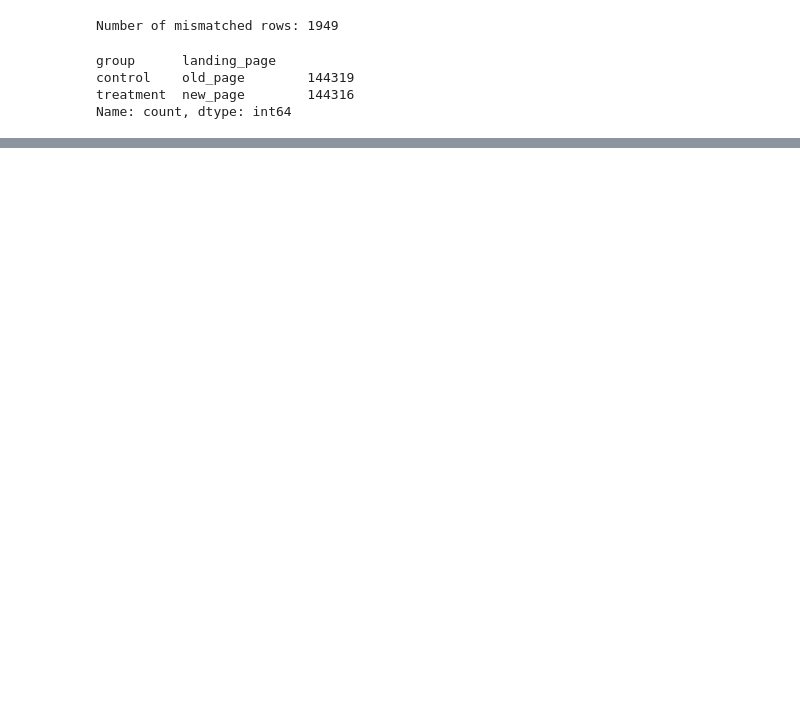
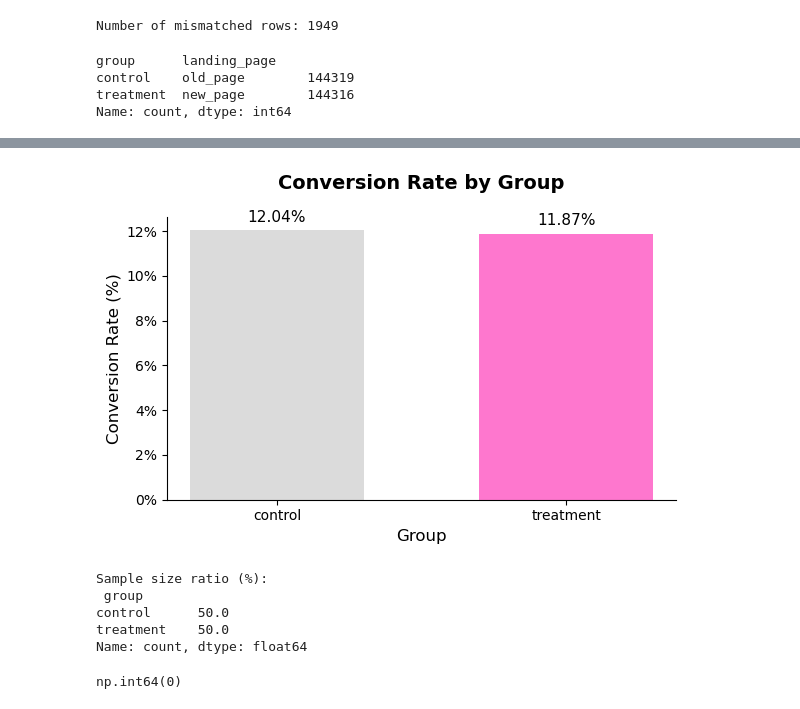
Before and after one commit to SuslovAnton/bank-landing-ab-test, a Jupyter notebook: notebooks/1_load_and_overview.ipynb, the cells around one changed output, grey strips where cells are left out. Drawn from its saved outputs; the diff is of its cells as text; code cells hidden in the pictures; blank space fills up the shorter version.

```diff
--- a/notebooks/1_load_and_overview.ipynb
+++ b/notebooks/1_load_and_overview.ipynb
@@ -94,0 +102,16 @@ Name: count, dtype: int64
+# %%
+# group sizes
+group_counts = df['group'].value_counts()
+print("Group sizes:\n", group_counts, "\n")
+
+# conversion rate by group
+conversion_rates = df.groupby('group')['converted'].mean() * 100
+print("Conversion rates (%):\n", conversion_rates, "\n")
+
+# Summary DataFrame
+summary = pd.DataFrame({
+    'Users': df['group'].value_counts(),
+    'Converted (%)': df.groupby('group')['converted'].mean() * 100
+})
+summary['Converted (%)'] = summary['Converted (%)'].round(2)
+summary
@@ -94,0 +134,59 @@ Name: count, dtype: int64
+# %%
+import matplotlib.pyplot as plt
+
+# Values
+groups = conversion_rates.index
+rates = conversion_rates.values
+
+plt.figure(figsize=(6,4), facecolor='white')
+
+bars = plt.bar(groups, rates, color=["#dbdbdb", "#fe77ce"], width=0.6)
+
+# Title and labels (added more top padding)
+plt.title('Conversion Rate by Group', fontsize=14, weight='bold', pad=20)
+plt.ylabel('Conversion Rate (%)', fontsize=12)
+plt.xlabel('Group', fontsize=12)
+
+# Keep only left (y-axis) and bottom (x-axis) spines
+ax = plt.gca()
+ax.spines['top'].set_visible(False)
+ax.spines['right'].set_visible(False)
+
+# Format y-axis with % sign
+ax.yaxis.set_major_formatter(plt.FuncFormatter(lambda y, _: f'{y:.0f}%'))
+
+# Remove grid lines
+plt.grid(False)
+
+# Add labels on bars
+for bar in bars:
+    height = bar.get_height()
+    plt.text(
+        bar.get_x() + bar.get_width() / 2,
+        height + 0.25,
+        f'{height:.2f}%',
+        ha='center',
+        va='bottom',
+        fontsize=11
+    )
+
+plt.tight_layout()
+plt.show()
+# %% [output]
+[figure, added]
+# %%
+# percentage split
+split_ratio = group_counts / group_counts.sum() * 100
+print("Sample size ratio (%):\n", split_ratio.round(2))
+# %% [output]
+Sample size ratio (%):
+ group
+control      50.0
+treatment    50.0
+Name: count, dtype: float64
+# %%
+# optional extra peek
+df['converted'].value_counts(normalize=True) * 100
+df['converted'].isna().sum()
+# %% [output]
+np.int64(0)
```
Also changed, not shown: parts of 4 cells of this notebook, 2 other files.
